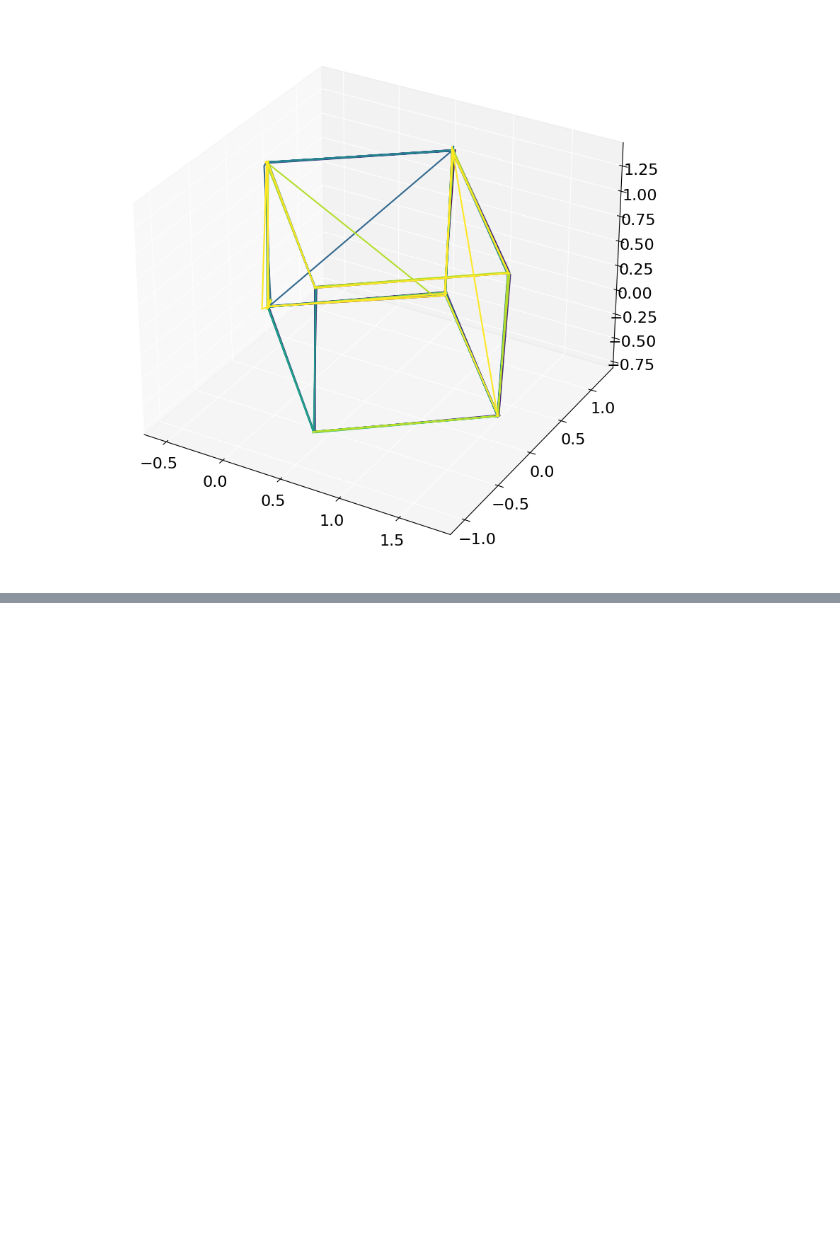
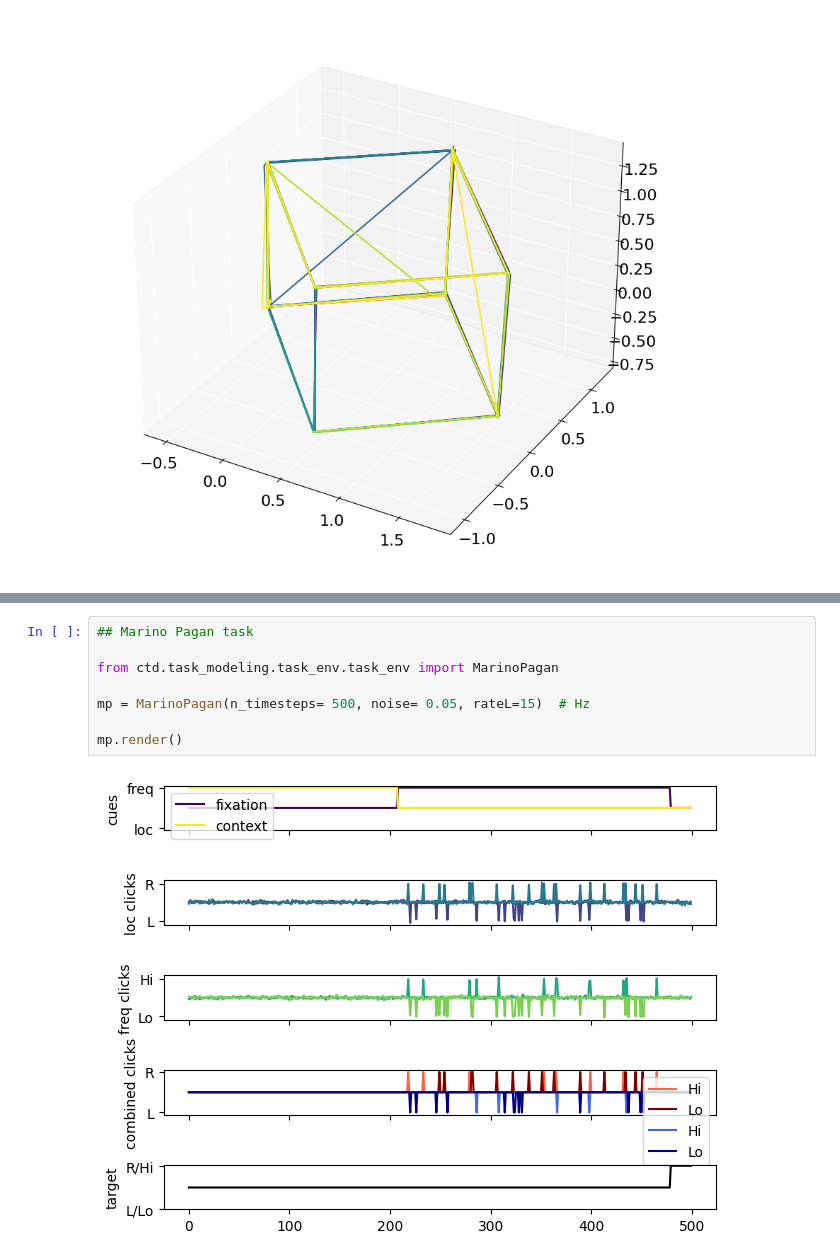
Before and after one commit to alejandradu/ComputationThruDynamicsBenchmark, a Jupyter notebook: examples/notebooks/Task_train+LINT.ipynb, the cells around one changed output, grey strips where cells are left out. Cells and saved outputs as stored; diff of their text form; blank space fills up the shorter version.

```diff
--- a/examples/notebooks/Task_train+LINT.ipynb
+++ b/examples/notebooks/Task_train+LINT.ipynb
@@ -18,0 +29,10 @@ node_3bff.plot_trial_latents(num_trials = 10)
+# %%
+## Marino Pagan task
+
+from ctd.task_modeling.task_env.task_env import MarinoPagan
+
+mp = MarinoPagan(n_timesteps= 500, noise= 0.05, rateL=15)  # Hz
+
+mp.render()
+# %% [output]
+[figure, added]
```
Also changed, not shown: parts of 1 cell of this notebook, 16 other files.
